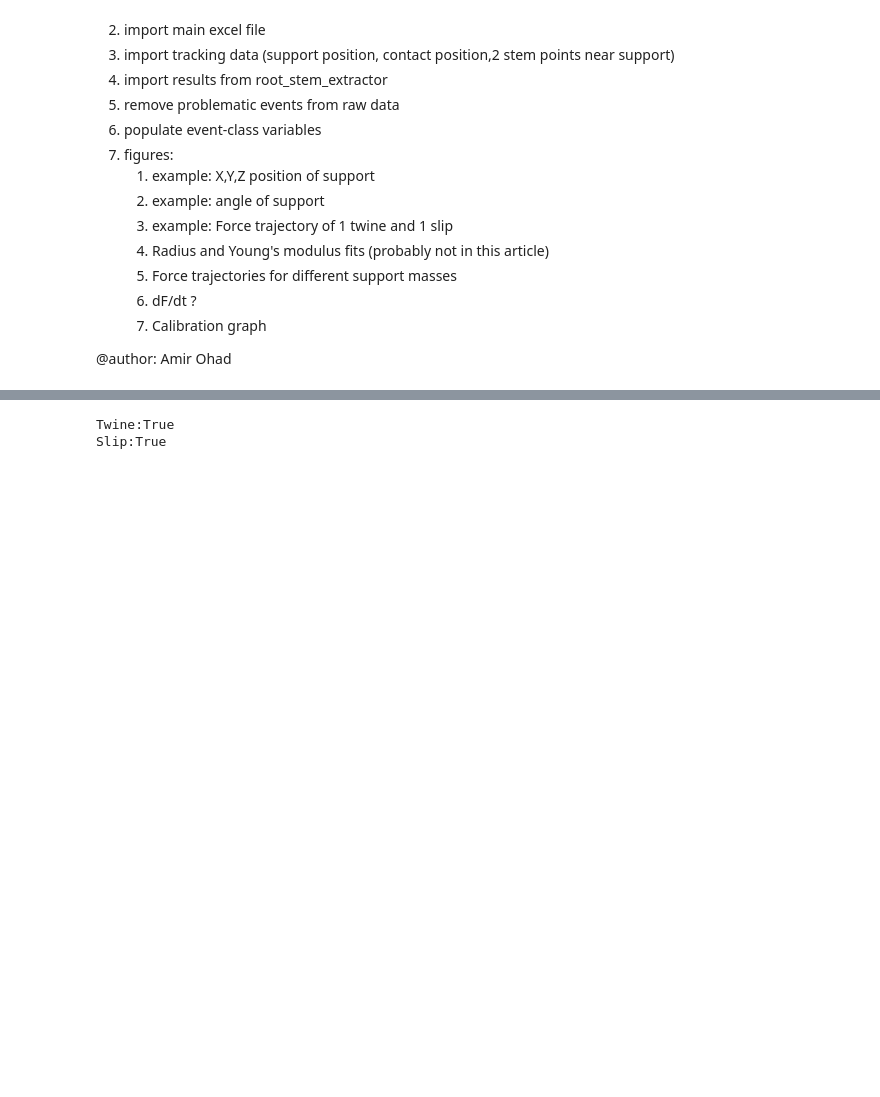
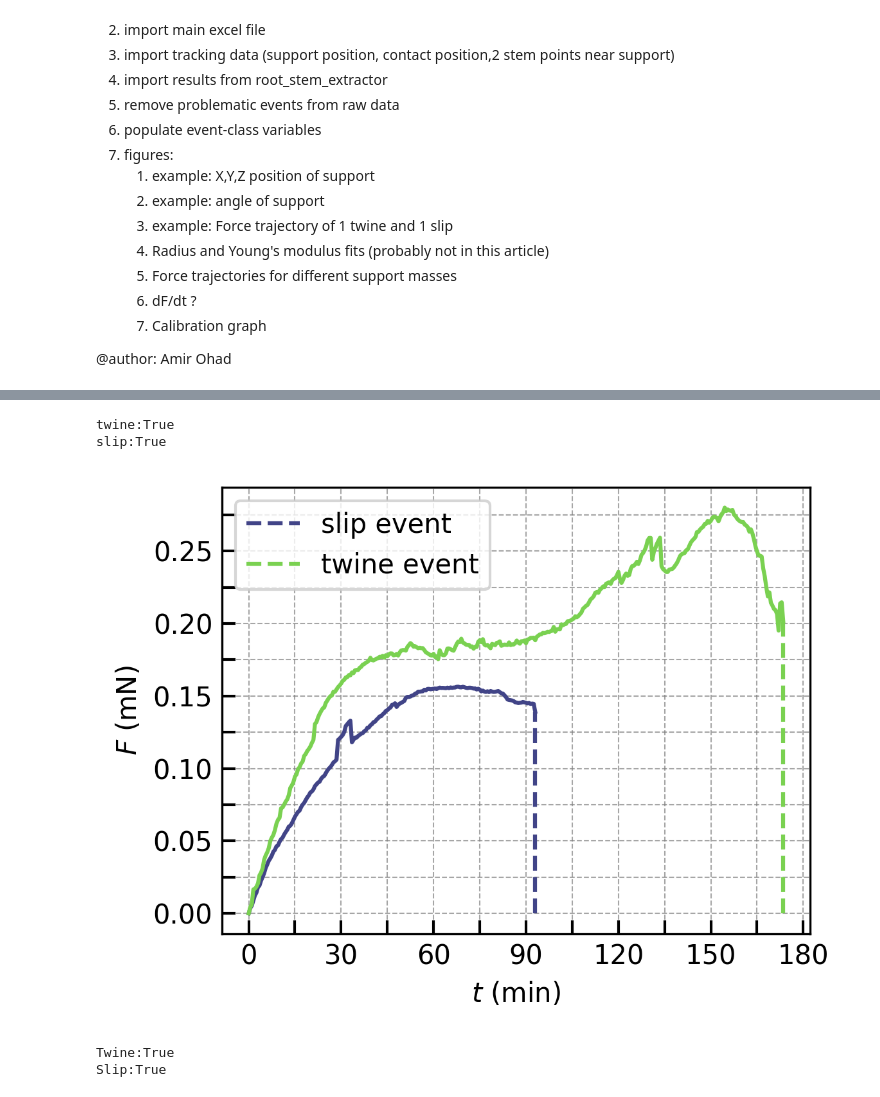
Before and after one commit to amirohad/Repo_article0, a Jupyter notebook: article0_notebook.ipynb, the cells around one changed output, grey strips where cells are left out. Drawn from its saved outputs; the diff is of its cells as text; code cells hidden in the pictures; blank space fills up the shorter version.

```diff
--- a/article0_notebook.ipynb
+++ b/article0_notebook.ipynb
@@ -245,3 +249,39 @@ slip:True
+# %%
+# slip and twine trajectories - calculation v2
+i_slip = 26
+i_twine = 41
+fig, ax = plt.subplots(1,1,figsize=(4,3),dpi=300)
+
+# converting force in mg to mN
+# plt.plot(events[i_slip].timer/60,np.multiply(events[i_slip].F_bean,mg2mN),
+#          color=cmap(0.2))
+# plt.plot(events[i_twine].timer/60,np.multiply(events[i_twine].F_bean,mg2mN),
+#          color=cmap(0.8))
+# presenting force in mg
+plt.plot(events[i_slip].timer/60,events[i_slip].F_bean2,color=cmap(0.2))
+plt.plot(events[i_twine].timer/60,events[i_twine].F_bean2,color=cmap(0.8))
+plt.xlabel(r'$t$ (min)') #,fontsize=fs)
+plt.ylabel(r'$F$ (mN)') #,fontsize=fs)
+# plt.legend(['twine event','slip event'])
+plt.vlines(events[i_slip].timer[-1]/60, 0,
+           events[i_slip].F_bean2[-1], color=cmap(0.2),
+           linestyle='dashed',label='slip event')
+plt.vlines(events[i_twine].timer[-1]/60, 0,
+           events[i_twine].F_bean2[-1], color=cmap(0.8),
+           linestyle='dashed',label='twine event')
+plt.legend()
+
+print("twine:"+ str(events[i_twine].twine_state==1))
+print("slip:"+ str( events[i_slip].twine_state==0))
+
+uf.set_grid(plt.gca(),150,0.25)
+plt.tight_layout()
+plt.show()
+fig.savefig(save_folder+r'\twine_slip_events2.png',dpi=300)
+# %% [output]
+twine:True
+slip:True
+[figure, added]
 # %%
 #%% figure - Force trajectory of 1 twine and 1 slip
 cmap = plt.get_cmap('viridis')
```
Also changed, not shown: parts of 3 cells of this notebook, 3 other files.
